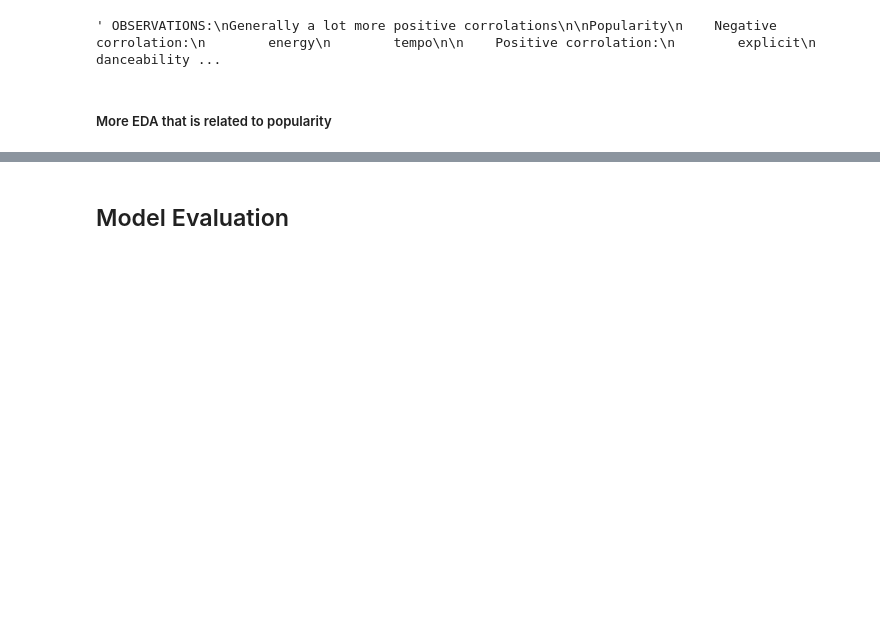
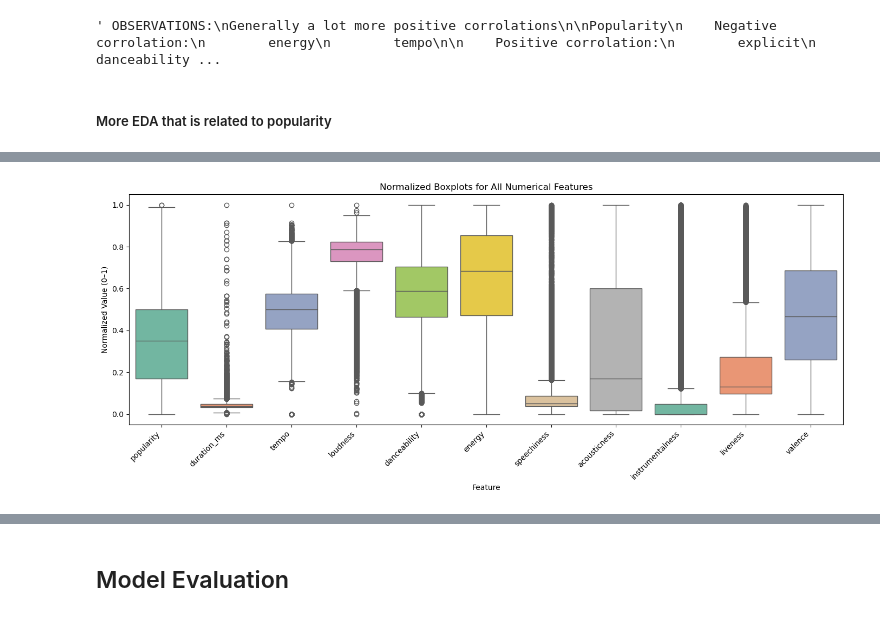
Before and after one commit to pycoder49/spotify_predictions, a Jupyter notebook: main.ipynb, the cells around one changed output, grey strips where cells are left out. Cells and saved outputs as stored; diff of their text form; code cells hidden in the pictures; blank space fills up the shorter version.

```diff
--- a/main.ipynb
+++ b/main.ipynb
@@ -359,0 +363,27 @@ Name: popularity, Length: 31437, dtype: float64
+# %%
+#normalize numerical columns
+from sklearn.preprocessing import MinMaxScaler
+
+scaler = MinMaxScaler()
+df_norm = df.copy()
+df_norm[numerical_columns] = scaler.fit_transform(df[numerical_columns])
+
+plt.figure(figsize=(14, 6))
+
+df_melted = df_norm[numerical_columns].melt(var_name="Feature", value_name="Normalized")
+sns.boxplot(
+    data=df_melted,
+    x="Feature",
+    y="Normalized",
+    hue="Feature",
+    palette="Set2",
+    dodge=False
+)
+plt.xticks(rotation=45, ha="right")
+plt.title("Normalized Boxplots for All Numerical Features")
+plt.ylabel("Normalized Value (0–1)")
+plt.xlabel("Feature")
+plt.tight_layout()
+plt.show()
+# %% [output]
+[figure, added]
```
Also changed, not shown: parts of 14 cells of this notebook.
